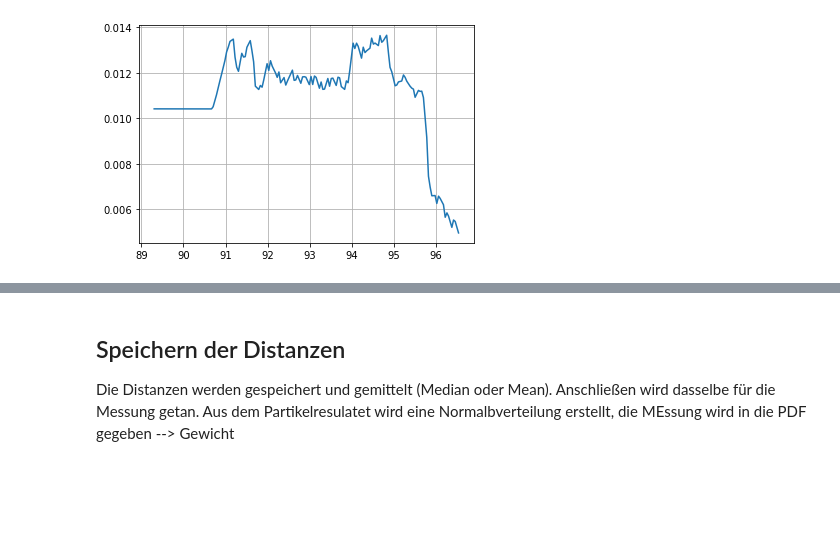
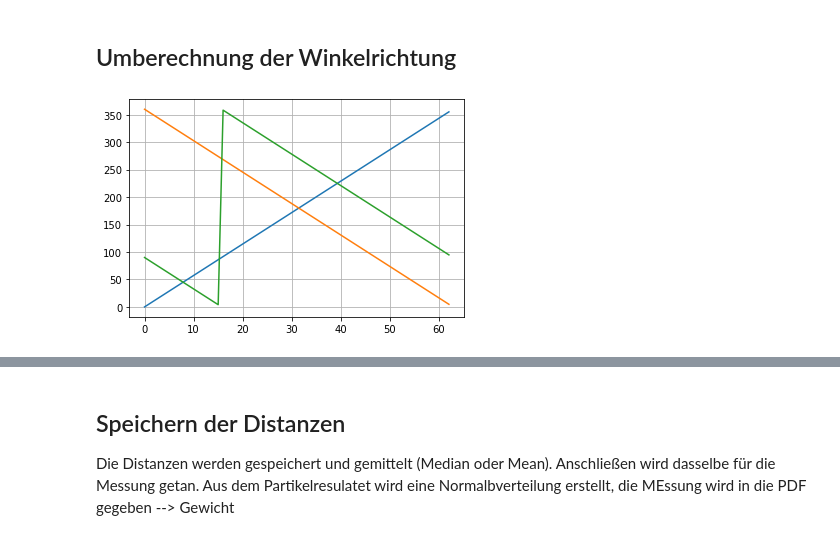
Before and after one commit to MoritzPoritz/Partikelfilter-Vehicle-Lokalization, a Jupyter notebook: particle_filter_lokalization/Notebooks/Examine_Data.ipynb, the cells around one changed output, grey strips where cells are left out. Drawn from its saved outputs; the diff is of its cells as text; code cells hidden in the pictures; blank space fills up the shorter version.

```diff
--- a/particle_filter_lokalization/Notebooks/Examine_Data.ipynb
+++ b/particle_filter_lokalization/Notebooks/Examine_Data.ipynb
@@ -46,6 +51,5 @@ TypeError: Image data of dtype <U32 cannot be converted to float
 # %%
-#plt.plot(cd['timestamps'], np.rad2deg(cd['orientation_measurement']))
-plt.plot(cd['timestamps'], orientations)
+%matplotlib qt
+plt.plot(cd['timestamps'], (steerings))
+plt.plot(cd['timestamps'], np.rad2deg(orientations))
 plt.grid()
-# %% [output]
-[figure, removed]
@@ -51,0 +62,15 @@ plt.grid()
+# %% [markdown]
+## Umberechnung der Winkelrichtung
+# %%
+angles = np.arange(0, 2*np.pi, .10)
+# %%
+angles
+mirrored_angles = 2*np.pi - angles
+rotated_angles = (mirrored_angles + (np.pi/2)) % (2*np.pi)
+# %%
+plt.plot(np.rad2deg(angles))
+plt.plot(np.rad2deg(mirrored_angles))
+plt.plot(np.rad2deg(rotated_angles))
+plt.grid()
+# %% [output]
+[figure, added]
```
Also changed, not shown: parts of 11 cells of this notebook, 6 other files.
